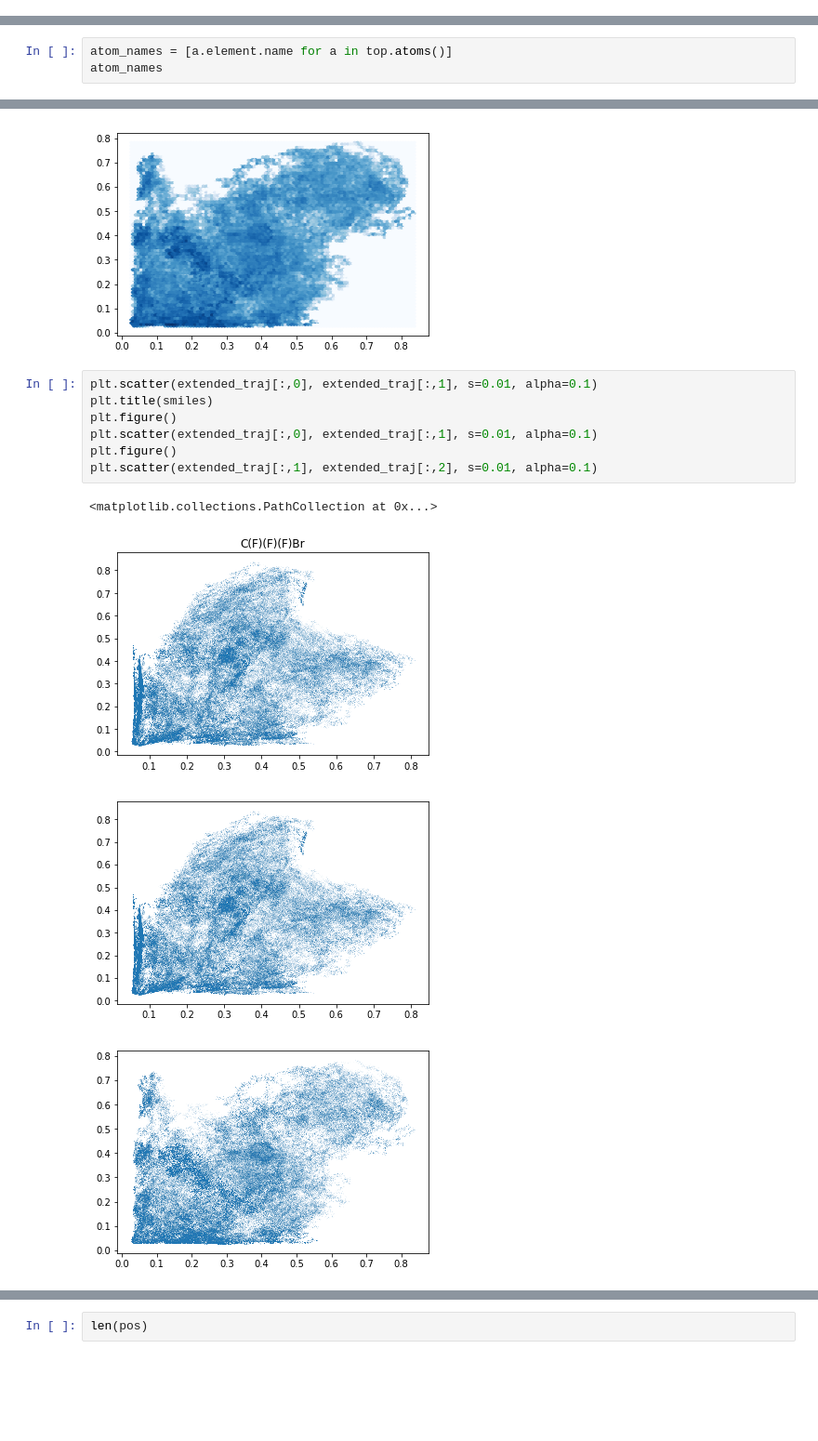
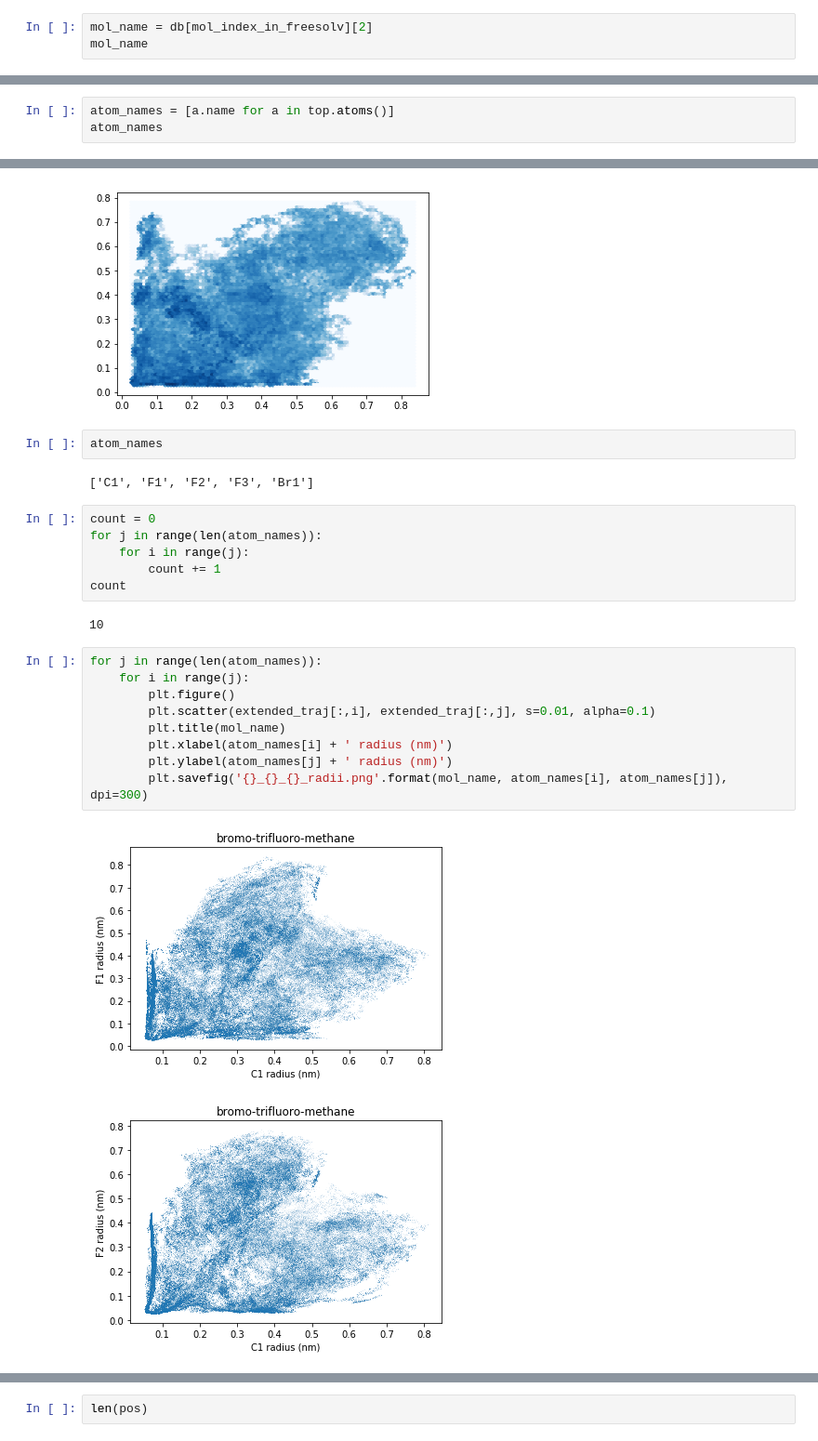
Before and after one commit to openforcefield/bayes-implicit-solvent, a Jupyter notebook: notebooks/estimating-radii-for-a-single-molecule-- bromo-trifluoro-methane.ipynb, the cells around one changed output, grey strips where cells are left out. Shown at 93% size. Drawn from its saved outputs; the diff is of its cells as text; blank space fills up the shorter version.

```diff
--- a/notebooks/estimating-radii-for-a-single-molecule-- bromo-trifluoro-methane.ipynb
+++ b/notebooks/estimating-radii-for-a-single-molecule-- bromo-trifluoro-methane.ipynb
@@ -155,3 +155,6 @@ db[mol_index_in_freesolv]
  '10.1021/ct050097l',
  '10.1021/ct800409d',
  'Experimental uncertainty not presently available, so assigned a default value.  ']
+# %%
+mol_name = db[mol_index_in_freesolv][2]
+mol_name
@@ -394,6 +399,6 @@ acceptance_fraction
 # %%
 # should also plot the element radii as lines
 # %%
-atom_names = [a.element.name for a in top.atoms()]
+atom_names = [a.name for a in top.atoms()]
 atom_names
 # %% [output]
@@ -449,15 +467,27 @@ plt.hexbin(extended_traj[:,1], extended_traj[:,2], bins='log', cmap='Blues')
 [figure]
 [figure]
 [figure]
-# %%
-plt.scatter(extended_traj[:,0], extended_traj[:,1], s=0.01, alpha=0.1)
-plt.title(smiles)
-plt.figure()
-plt.scatter(extended_traj[:,0], extended_traj[:,1], s=0.01, alpha=0.1)
-plt.figure()
-plt.scatter(extended_traj[:,1], extended_traj[:,2], s=0.01, alpha=0.1)
-# %% [output]
-<matplotlib.collections.PathCollection at 0x...>
-[figure, removed]
-[figure, removed]
-[figure, removed]
+# %%
+atom_names
+# %% [output]
+['C1', 'F1', 'F2', 'F3', 'Br1']
+# %%
+count = 0
+for j in range(len(atom_names)):
+    for i in range(j):
+        count += 1
+count
+# %% [output]
+10
+# %%
+for j in range(len(atom_names)):
+    for i in range(j):
+        plt.figure()
+        plt.scatter(extended_traj[:,i], extended_traj[:,j], s=0.01, alpha=0.1)
+        plt.title(mol_name)
+        plt.xlabel(atom_names[i] + ' radius (nm)')
+        plt.ylabel(atom_names[j] + ' radius (nm)')
+        plt.savefig('{}_{}_{}_radii.png'.format(mol_name, atom_names[i], atom_names[j]), dpi=300)
+# %% [output]
+[figure, added]
+[figure, added]
```
Also changed, not shown: parts of 5 cells of this notebook, 12 other files.
